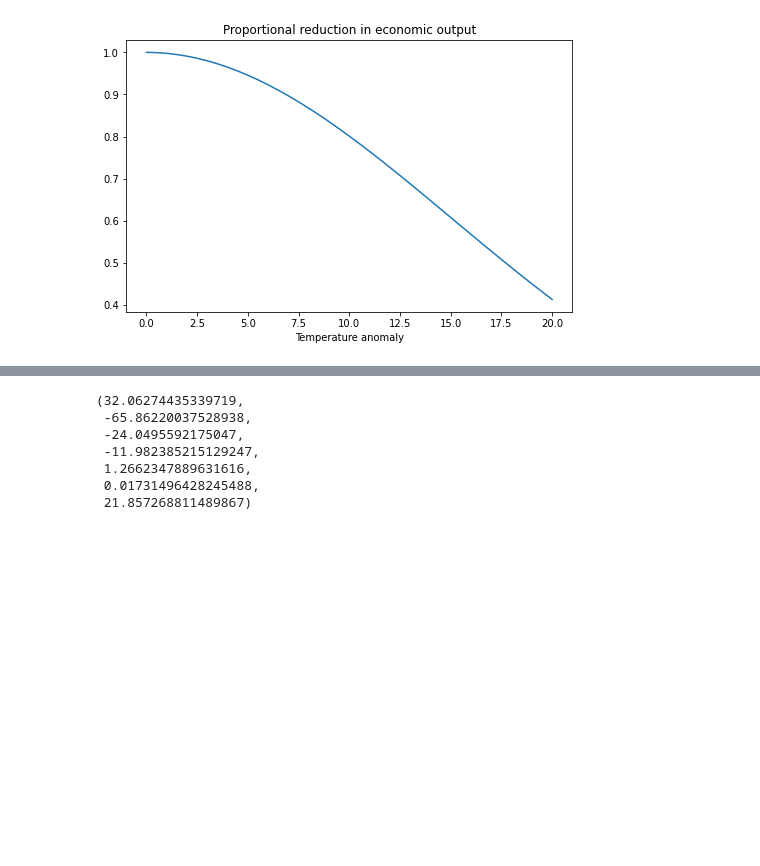
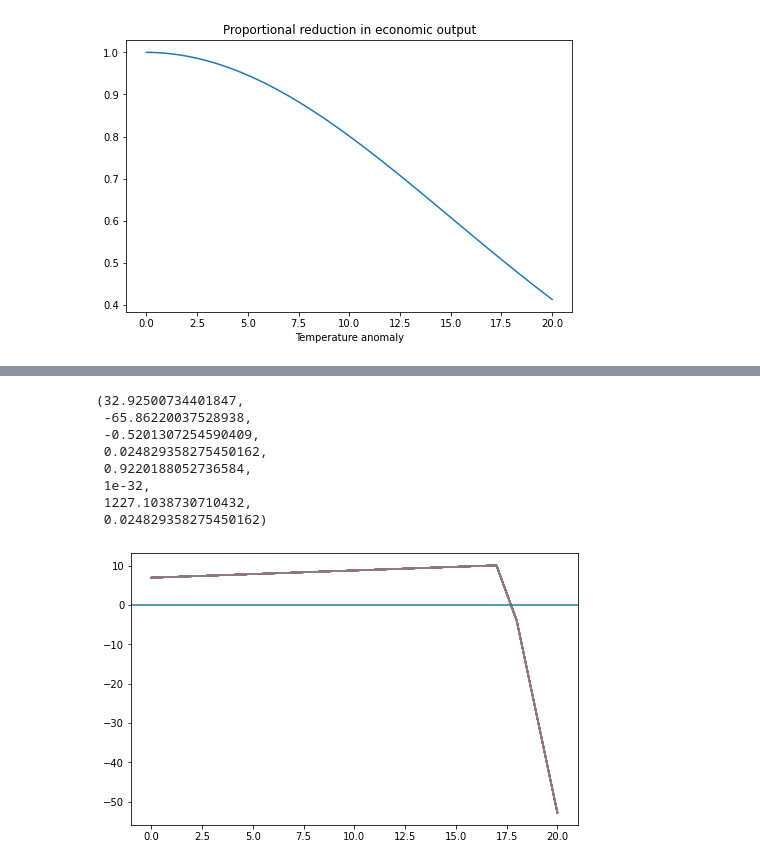
Before and after one commit to binchengecon/TwoCapital, a Jupyter notebook: nonlinearCarbon/HJB_3D.ipynb, the cells around one changed output, grey strips where cells are left out. Saved outputs shown, nothing was run; the diff lists cells and outputs as text; code cells hidden in the pictures; blank space fills up the shorter version.

```diff
--- a/nonlinearCarbon/HJB_3D.ipynb
+++ b/nonlinearCarbon/HJB_3D.ipynb
@@ -417,13 +441,20 @@ Total iteration 20000: LHS Error: 0.2344728625740089; RHS Error 0.25358719210911
 # %%
-B1.max(), B1.min(), v0.min(), v0.mean(), v0.max(), Ca.min(), Ca.max()
+B1.max(), B1.min(), v0.min(), v0.mean(), v0.max(), Ca.min(), Ca.max(), v0.mean()
 # %% [output]
-(32.06274435339719,
+(32.92500734401847,
  -65.86220037528938,
- -24.0495592175047,
- -11.982385215129247,
- 1.2662347889631616,
- 0.01731496428245488,
- 21.857268811489867)
+ -0.5201307254590409,
+ 0.024829358275450162,
+ 0.9220188052736584,
+ 1e-32,
+ 1227.1038730710432,
+ 0.024829358275450162)
+# %%
+plt.plot(B1[:, 4, :])
+plt.axhline(0)
+plt.show()
+# %% [output]
+[figure, added]
 # %%
 ii = 2
 plt.plot(T_grid, v0[:, :, ii])
```
Also changed, not shown: parts of 12 cells of this notebook.
